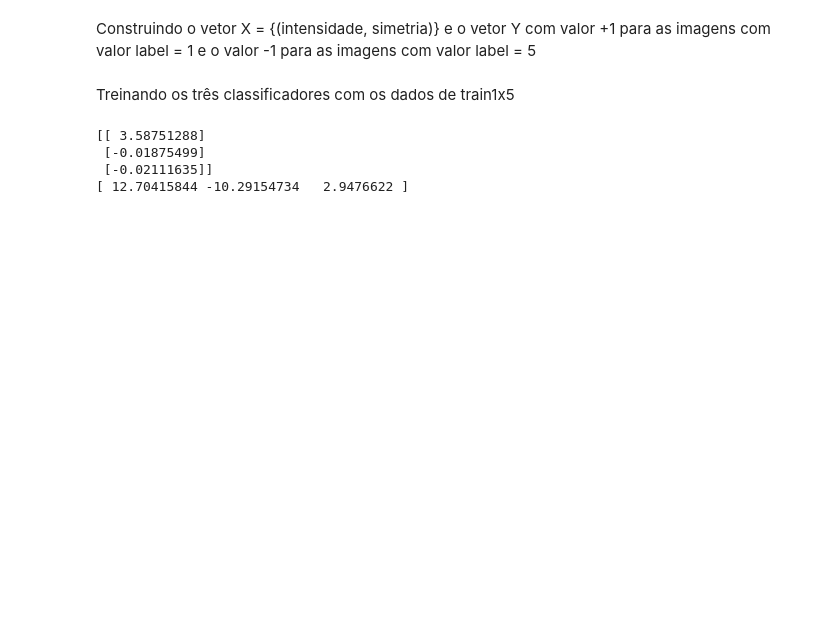
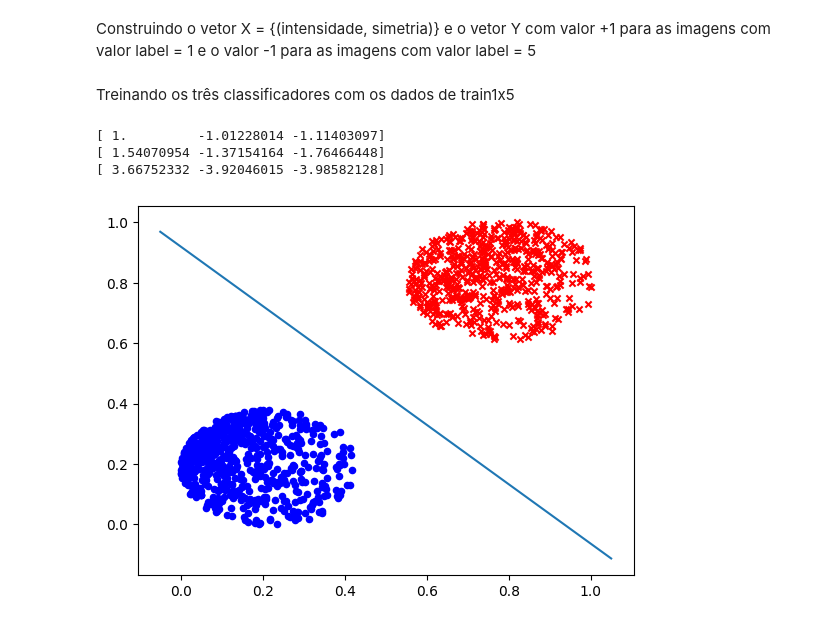
Before and after one commit to mshaeut/Projeto_Aprendizagem_de_Maquina-Reconhecimento_de_Digitos, a Jupyter notebook: AM-Projeto1-Implementacoes-LA.ipynb, the cells around one changed output. Saved outputs shown, nothing was run; the diff lists cells and outputs as text; code cells hidden in the pictures; blank space fills up the shorter version.

```diff
--- a/AM-Projeto1-Implementacoes-LA.ipynb
+++ b/AM-Projeto1-Implementacoes-LA.ipynb
@@ -145,19 +144,34 @@ for y in Y:
 # %% [markdown]
 Treinando os três classificadores com os dados de train1x5
 # %%
-#PLAclass = PerceptronLA(X, Y)
+PLAclass = PerceptronLA(X, Y)
 RLclass = RegressaoLinear(X, Y)
 RLOclass = RegressaoLogistica(X, Y)
 
-#PLAclass.fit()
+PLAclass.fit()
 RLclass.fit()
 RLOclass.fit()
-
-#print(PLAclass.W)
-print(RLclass.W)
-print(RLOclass.W)
-# %% [output]
-[[ 3.58751288]
- [-0.01875499]
- [-0.02111635]]
-[ 12.70415844 -10.29154734   2.9476622 ]
+# %%
+print(PLAclass.W)
+print(RLclass.W)
+print(RLOclass.W)
+# %% [output]
+[ 1.         -1.01228014 -1.11403097]
+[ 1.54070954 -1.37154164 -1.76466448]
+[ 3.66752332 -3.92046015 -3.98582128]
+# %%
+plt.scatter(label1["intensidade"], label1["simetria"], color='blue', marker='o', s=20)
+plt.scatter(label5["intensidade"], label5["simetria"], color='red', marker='x', s=20)
+
+b  = RLOclass.W[0]
+w1 = RLOclass.W[1]
+w2 = RLOclass.W[2]
+
+x = np.linspace(plt.xlim()[0], plt.xlim()[1], 200)
+
+y = -(w1/w2)*x - (b/w2)
+
+plt.plot(x, y)
+plt.show()
+# %% [output]
+[figure, added]
```
Also changed, not shown: parts of 4 cells of this notebook, 3 other files.
